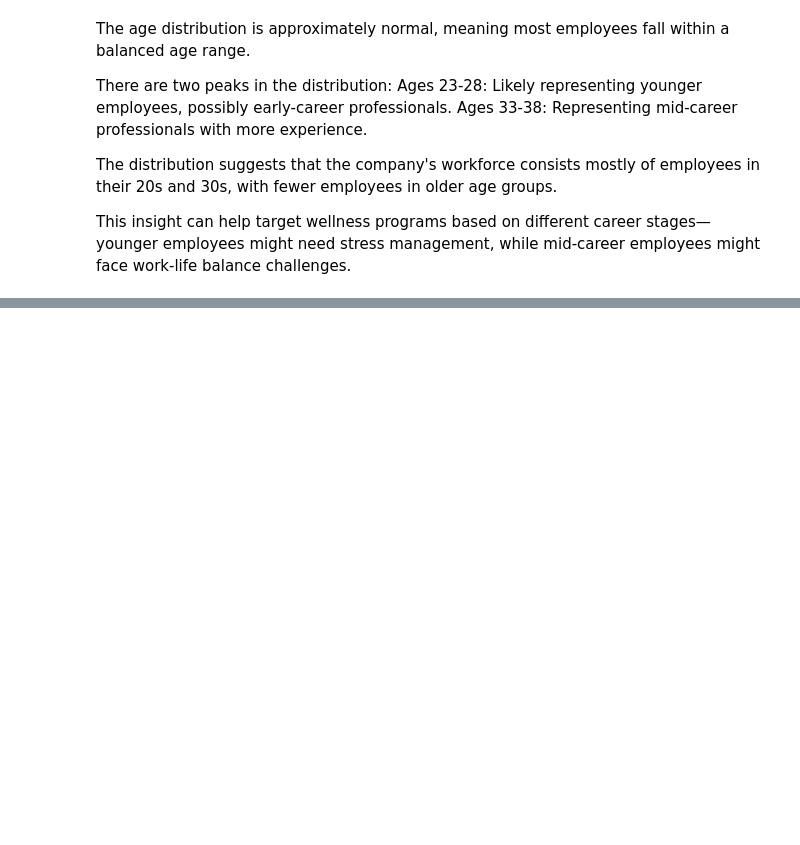
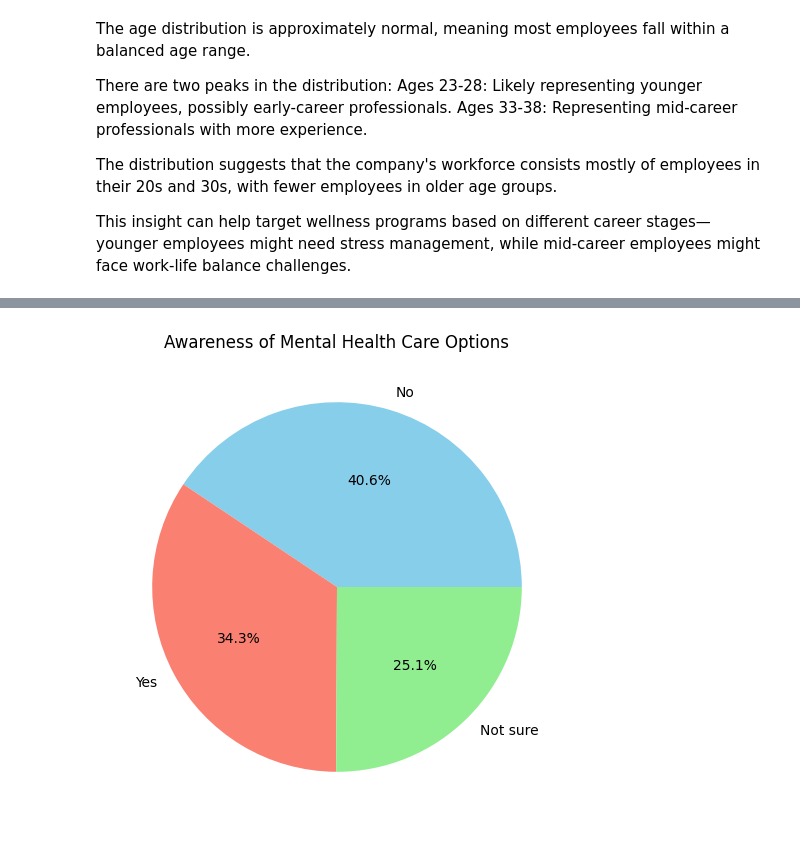
Before and after one commit to Pratham6996/Data-Analysis, a Jupyter notebook: employee_visuals.ipynb, the cells around one changed output, grey strips where cells are left out. Drawn from its saved outputs; the diff is of its cells as text; code cells hidden in the pictures; blank space fills up the shorter version.

Commit message:
Included comments analysis and more visualisations

```diff
--- a/employee_visuals.ipynb
+++ b/employee_visuals.ipynb
@@ -2,7 +2,7 @@
 import pandas as pd
 
 # read the Excel file
-df = pd.read_excel('updates_dataset_employee.xlsx')
+df = pd.read_excel('final_employee_dataset.xlsx')
 # %%
 df
 # %% [output]
@@ -385,0 +606,21 @@ plt.show()
+# %%
+plt.figure(figsize=(8, 6))
+# Sets the figure size to 8 inches wide and 6 inches tall.
+
+df['care_options'].value_counts().plot(kind='pie', autopct='%1.1f%%', colors=['skyblue', 'salmon', 'lightgreen'])
+# Creates a pie chart showing the distribution of responses regarding awareness of mental health care options.
+# 'value_counts()' counts how many times each response appears.
+# 'kind="pie"' specifies a pie chart.
+# 'autopct='%1.1f%%'' displays percentage values on the chart.
+# 'colors=['skyblue', 'salmon', 'lightgreen']' assigns specific colors to the slices.
+
+plt.title("Awareness of Mental Health Care Options")
+# Sets the title of the pie chart.
+
+plt.ylabel('')
+# Hides the default y-axis label for a cleaner look.
+
+plt.show()
+# Displays the pie chart.
+# %% [output]
+[figure, added]
```
Also changed, not shown: parts of 43 cells of this notebook, 3 other files.
